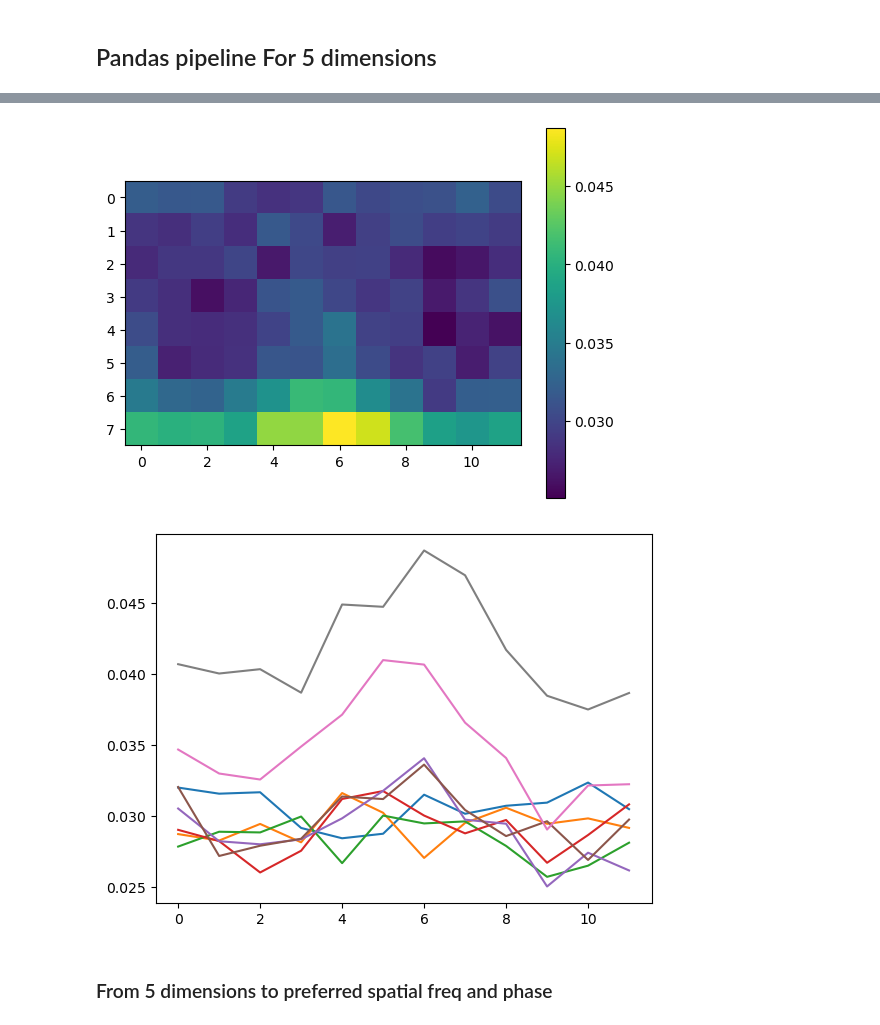
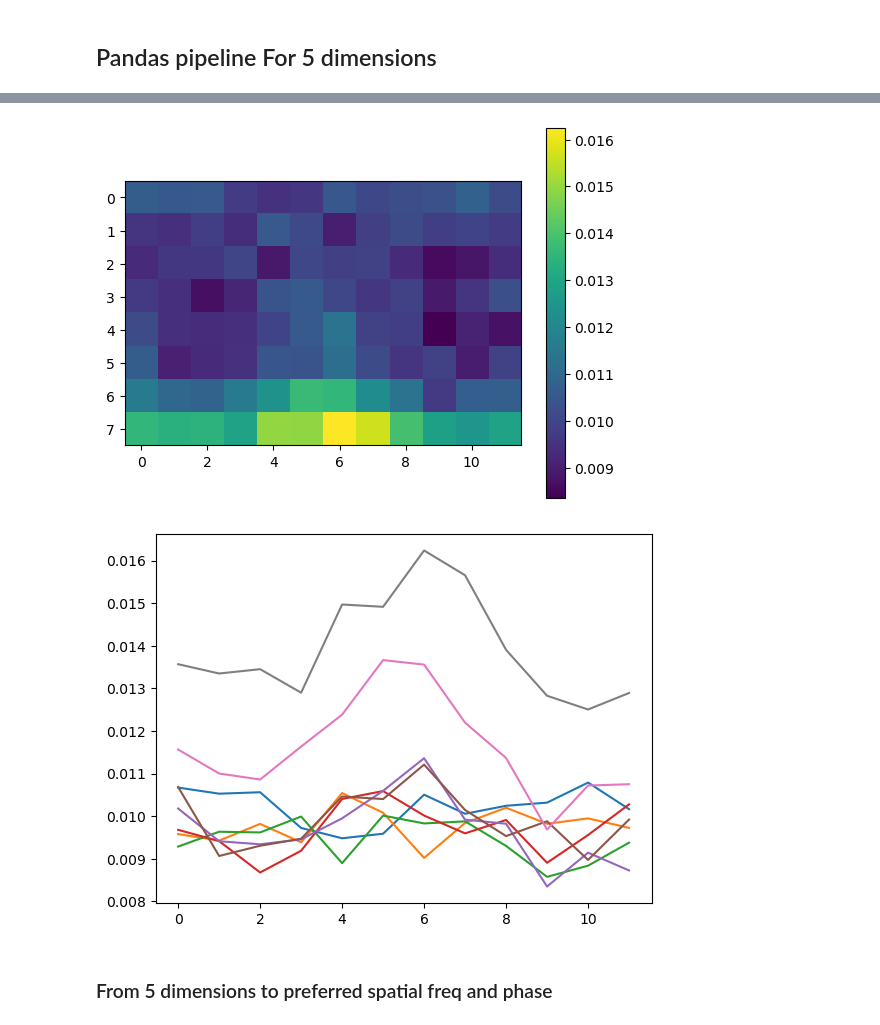
Before and after one commit to paopaoch/Mouse-V1, a Jupyter notebook: mouse_data_exploration.ipynb, the cells around one changed output, grey strips where cells are left out. Cells and saved outputs as stored; diff of their text form; code cells hidden in the pictures.

```diff
--- a/mouse_data_exploration.ipynb
+++ b/mouse_data_exploration.ipynb
@@ -136,41 +173,41 @@ m = v1.m.unique()[2]
 v1 = v1[v1.m == m] # take for all mice later
 v1 = v1.copy()  # to prevent warning
 v1["mouse_unit"] = v1["m"] + "_" + v1["u"].astype(str)
-v1 = v1.groupby(["mouse_unit", "grat_orientation", "grat_contrast", "grat_spat_freq", "grat_phase"]).sum().reset_index()
+v1 = v1.groupby(["mouse_unit", "grat_orientation", "grat_contrast", "grat_spat_freq", "grat_phase"]).mean().reset_index()
 v1 = v1[["mouse_unit", "grat_orientation", "grat_contrast", "grat_spat_freq", "grat_phase", "response"]]
 
 v1 = v1.groupby(['mouse_unit', 'grat_contrast', 'grat_orientation'], as_index=False).mean()
 v1 = v1[["mouse_unit", "grat_orientation", "grat_contrast", "response"]]
 
 unique_units = v1['mouse_unit'].unique()
 unique_orientation = v1['grat_orientation'].unique()
 unique_contrast = v1['grat_contrast'].unique()
 
 # Create a 3D numpy array filled with NaN values
 shape = (len(unique_units), len(unique_orientation), len(unique_contrast))
 result_array = np.full(shape, np.nan)
 
 # Iterate through the DataFrame and fill the array
 for index, row in v1.iterrows():
     u_index = np.where(unique_units == row['mouse_unit'])[0][0]
     orientation_index = np.where(unique_orientation == row['grat_orientation'])[0][0]
     contrast_index = np.where(unique_contrast == row['grat_contrast'])[0][0]
 
     result_array[u_index, orientation_index, contrast_index] = row['response']
 
 
 some_neuron = result_array.transpose((0, 2, 1))[15]
 plt.imshow(some_neuron, cmap='viridis')
 plt.colorbar()
 plt.show()
 
 for c in some_neuron:
     plt.plot(c)
 
 plt.show()
 # %% [output]
-[figure, old version]
+[figure, new version]
-[figure, old version]
+[figure, new version]
 # %% [markdown]
 ### From 5 dimensions to preferred spatial freq and phase
 # %%
```
Also changed, not shown: parts of 14 cells of this notebook, 3 other files.
